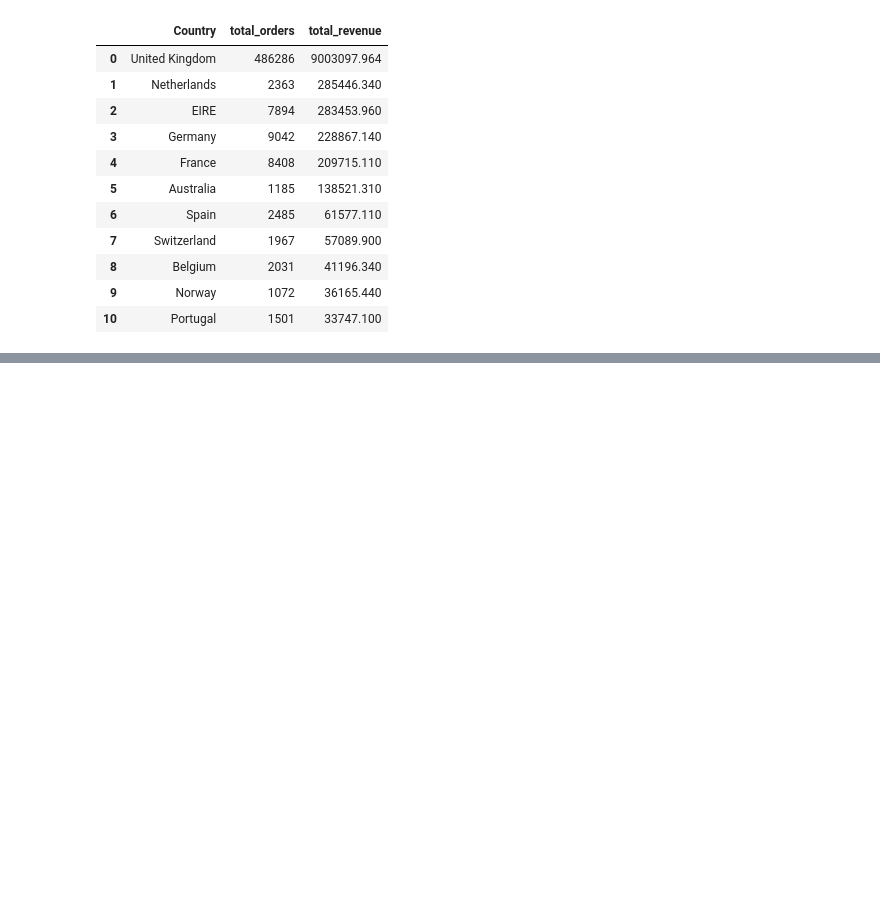
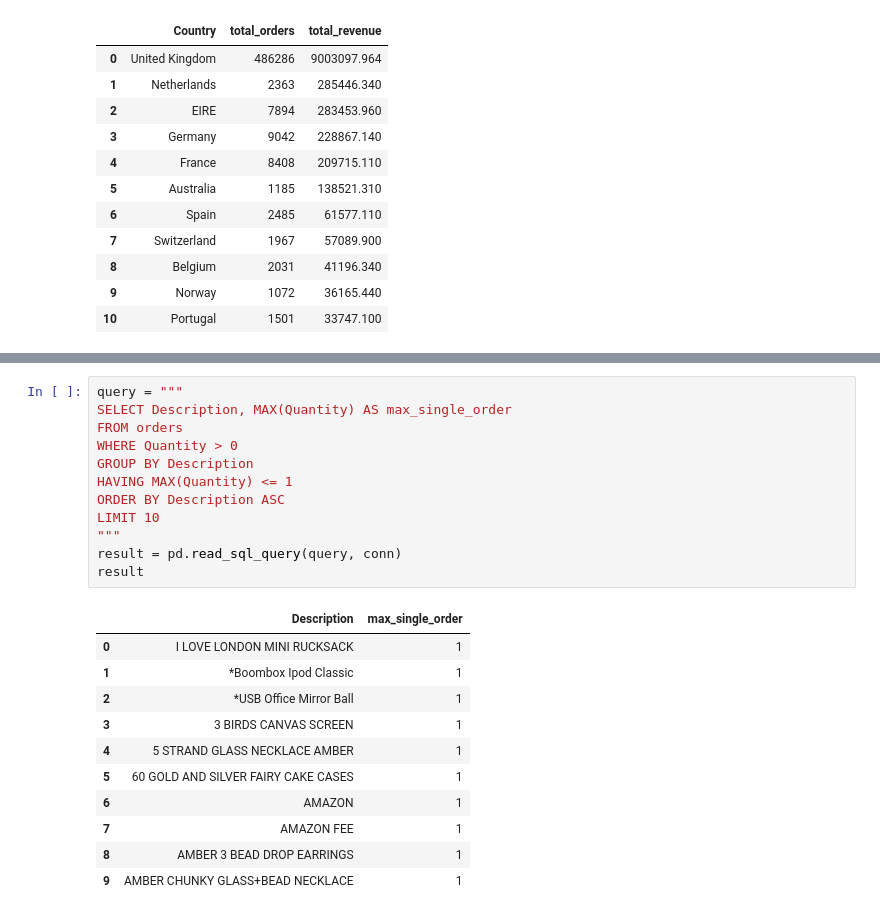
Before and after one commit to Danammadhunika/ml-journey, a Jupyter notebook: project_03_ecommerce_sql/notebooks/ecommerce_sql_analysis.ipynb, the cells around one changed output, grey strips where cells are left out. Cells and saved outputs as stored; diff of their text form; blank space fills up the shorter version.

```diff
--- a/project_03_ecommerce_sql/notebooks/ecommerce_sql_analysis.ipynb
+++ b/project_03_ecommerce_sql/notebooks/ecommerce_sql_analysis.ipynb
@@ -920,0 +980,24 @@ result
+# %%
+query = """
+SELECT Description, MAX(Quantity) AS max_single_order
+FROM orders
+WHERE Quantity > 0
+GROUP BY Description
+HAVING MAX(Quantity) <= 1
+ORDER BY Description ASC
+LIMIT 10
+"""
+result = pd.read_sql_query(query, conn)
+result
+# %% [output]
+|  | Description | max_single_order |
+| 0 | I LOVE LONDON MINI RUCKSACK | 1 |
+| 1 | *Boombox Ipod Classic | 1 |
+| 2 | *USB Office Mirror Ball | 1 |
+| 3 | 3 BIRDS CANVAS SCREEN | 1 |
+| 4 | 5 STRAND GLASS NECKLACE AMBER | 1 |
+| 5 | 60 GOLD AND SILVER FAIRY CAKE CASES | 1 |
+| 6 | AMAZON | 1 |
+| 7 | AMAZON FEE | 1 |
+| 8 | AMBER 3 BEAD DROP EARRINGS | 1 |
+| 9 | AMBER CHUNKY GLASS+BEAD NECKLACE | 1 |
```
Also changed, not shown: parts of 9 cells of this notebook, 2 other files.
